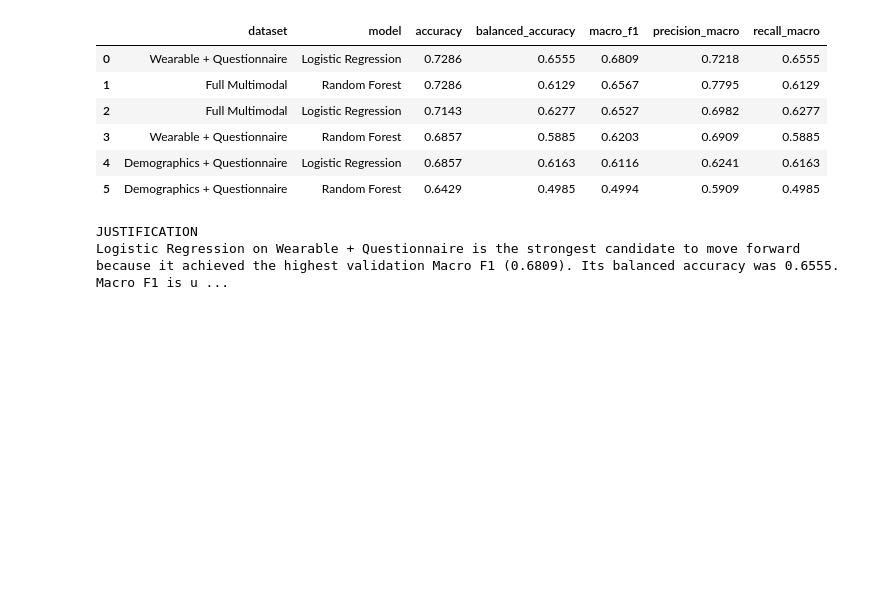
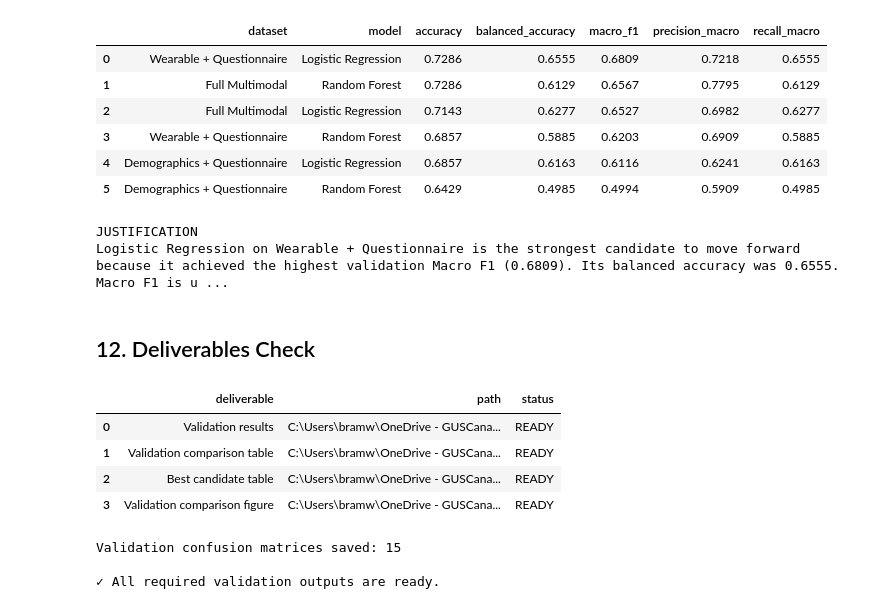
Before and after one commit to obramwell/AI-Assisted-Screening-of-Parkinson-s-Disease, a Jupyter notebook: notebooks/12a_validation_evaluation.ipynb, the cells around one changed output. Saved outputs shown, nothing was run; the diff lists cells and outputs as text; code cells hidden in the pictures; blank space fills up the shorter version.

Commit message:
Update validation notebook and add PNG figure

```diff
--- a/notebooks/12a_validation_evaluation.ipynb
+++ b/notebooks/12a_validation_evaluation.ipynb
@@ -952,3 +965,60 @@ print(
 | 5 | Demographics + Questionnaire | Random Forest | 0.6429 | 0.4985 | 0.4994 | 0.5909 | 0.4985 |
 JUSTIFICATION
 Logistic Regression on Wearable + Questionnaire is the strongest candidate to move forward because it achieved the highest validation Macro F1 (0.6809). Its balanced accuracy was 0.6555. Macro F1 is u ...
+# %% [markdown]
+## 12. Deliverables Check
+# %%
+from pathlib import Path
+import pandas as pd
+
+# Required validation deliverables
+deliverables = pd.DataFrame([
+    {
+        "deliverable": "Validation results",
+        "path": METRICS_DIR / "validation_results.csv",
+    },
+    {
+        "deliverable": "Validation comparison table",
+        "path": TABLES_DIR / "validation_comparison.csv",
+    },
+    {
+        "deliverable": "Best candidate table",
+        "path": TABLES_DIR / "validation_best_models.csv",
+    },
+    {
+        "deliverable": "Validation comparison figure",
+        "path": FIGURES_DIR / "validation_model_comparison.png",
+    },
+])
+
+# Check whether each deliverable exists
+deliverables["status"] = deliverables["path"].apply(
+    lambda p: "READY" if Path(p).exists() else "MISSING"
+)
+
+display(deliverables)
+
+# Count validation confusion matrices
+confusion_matrices = list(
+    METRICS_DIR.glob("*_validation_confusion_matrix.csv")
+)
+
+print(
+    f"Validation confusion matrices saved: "
+    f"{len(confusion_matrices)}"
+)
+
+# Final status
+if (deliverables["status"] == "READY").all():
+    print("\n✓ All required validation outputs are ready.")
+else:
+    print("\n⚠ Some required validation outputs are missing.")
+# %% [output]
+|  | deliverable | path | status |
+| 0 | Validation results | C:\Users\bramw\OneDrive - GUSCana... | READY |
+| 1 | Validation comparison table | C:\Users\bramw\OneDrive - GUSCana... | READY |
+| 2 | Best candidate table | C:\Users\bramw\OneDrive - GUSCana... | READY |
+| 3 | Validation comparison figure | C:\Users\bramw\OneDrive - GUSCana... | READY |
+Validation confusion matrices saved: 15
+
+✓ All required validation outputs are ready.
```
Also changed, not shown: parts of 2 cells of this notebook, 1 other file.
